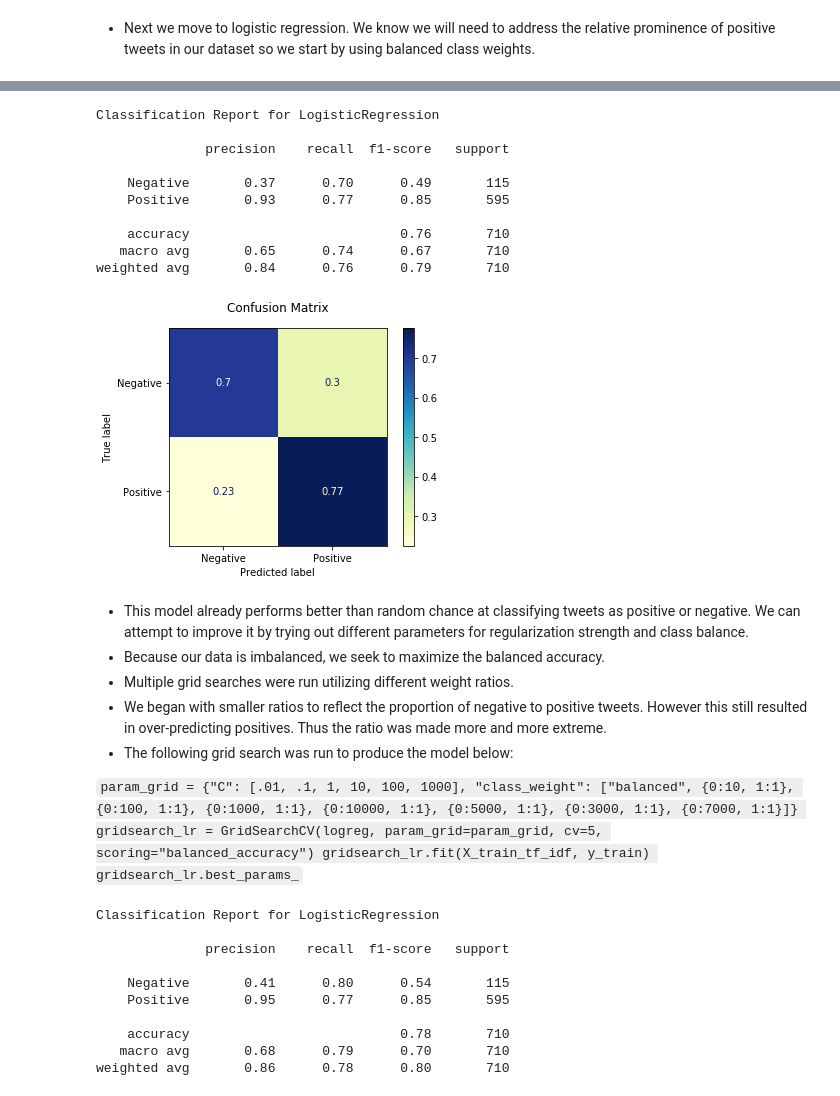
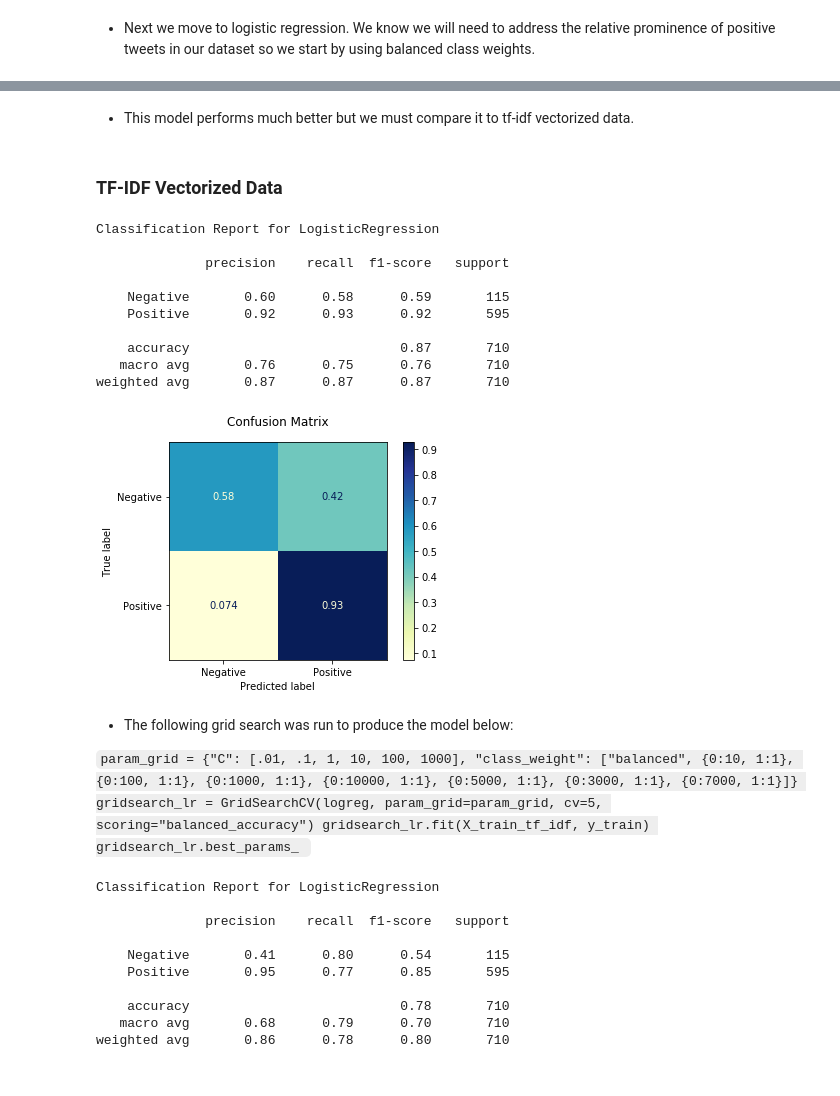
Before and after one commit to charsarb/mod-4-project, a Jupyter notebook: student.ipynb, the cells around one changed output, grey strips where cells are left out. Drawn from its saved outputs; the diff is of its cells as text; code cells hidden in the pictures.

```diff
--- a/student.ipynb
+++ b/student.ipynb
@@ -285,3 +290,7 @@ X_test_tf_idf = vectorizer.transform(X_test)
+# %%
+tf_idf_vectorizer = TfidfVectorizer()
+X_train_tf_idf = tf_idf_vectorizer.fit_transform(X_train)
+X_test_tf_idf = tf_idf_vectorizer.transform(X_test)
 # %%
 def evaluate_classifier(X_train, y_train, X_test, y_test, model, labels):
     """Get the classification report and confusion matrix for a provided model."""
@@ -303,0 +315,4 @@ def evaluate_classifier(X_train, y_train, X_test, y_test, model, labels):
+# %%
+bayes = MultinomialNB()
+bayes.fit(X_train_count, y_train)
+evaluate_classifier(X_train_count, y_train, X_test_count, y_test, bayes, ["Negative", "Positive"])
@@ -325,0 +356,3 @@ weighted avg       0.87      0.85      0.78       710
+# %%
+logreg.fit(X_train_count, y_train)
+evaluate_classifier(X_train_count, y_train, X_test_count, y_test, logreg, ["Negative", "Positive"])
@@ -325,0 +386,4 @@ weighted avg       0.87      0.85      0.78       710
+# %%
+logreg = LogisticRegression(C=.1, random_state=42, class_weight={0: 10, 1: 1}, solver="liblinear")
+logreg.fit(X_train_count, y_train)
+evaluate_classifier(X_train_count, y_train, X_test_count, y_test, logreg, ["Negative", "Positive"])
@@ -326,32 +402,34 @@ weighted avg       0.87      0.85      0.78       710
+# %% [markdown]
+- This model performs much better but we must compare it to tf-idf vectorized data.
+# %% [markdown]
+### TF-IDF Vectorized Data
 # %%
-logreg = LogisticRegression(C=.1, random_state=42, class_weight="balanced", solver="liblinear")
+logreg = LogisticRegression(C=1000, random_state=42, class_weight="balanced", solver="liblinear")
 logreg.fit(X_train_tf_idf, y_train)
 evaluate_classifier(X_train_tf_idf, y_train, X_test_tf_idf, y_test, logreg, ["Negative", "Positive"])
 # %% [output]
 Classification Report for LogisticRegression
 
               precision    recall  f1-score   support
 
-    Negative       0.37      0.70      0.49       115
-    Positive       0.93      0.77      0.85       595
+    Negative       0.60      0.58      0.59       115
+    Positive       0.92      0.93      0.92       595
 
-    accuracy                           0.76       710
-   macro avg       0.65      0.74      0.67       710
-weighted avg       0.84      0.76      0.79       710
+    accuracy                           0.87       710
+   macro avg       0.76      0.75      0.76       710
+weighted avg       0.87      0.87      0.87       710
-[figure, old version]
+[figure, new version]
 # %% [markdown]
-- This model already performs better than random chance at classifying tweets as positive or negative. We can attempt to improve it by trying out different parameters for regularization strength and class balance.
-- Because our data is imbalanced, we seek to maximize the balanced accuracy.
-- Multiple grid searches were run utilizing different weight ratios.
-- We began with smaller ratios to reflect the proportion of negative to positive tweets. However this still resulted in over-predicting positives. Thus the ratio was made more and more extreme.
 - The following grid search was run to produce the model below:
 
-` param_grid = {"C": [.01, .1, 1, 10, 100, 1000],
+`
+param_grid = {"C": [.01, .1, 1, 10, 100, 1000],
               "class_weight": ["balanced", {0:10, 1:1}, {0:100, 1:1}, {0:1000, 1:1}, {0:10000, 1:1},
                               {0:5000, 1:1}, {0:3000, 1:1}, {0:7000, 1:1}]}
 gridsearch_lr = GridSearchCV(logreg, param_grid=param_grid, cv=5, scoring="balanced_accuracy")
 gridsearch_lr.fit(X_train_tf_idf, y_train)
-gridsearch_lr.best_params_ `
+gridsearch_lr.best_params_
+`
 # %%
 gs_logreg = LogisticRegression(C=10, random_state=42, class_weight={0: 1000, 1: 1}, solver="liblinear")
 gs_logreg.fit(X_train_tf_idf, y_train)
```
Also changed, not shown: parts of 28 cells of this notebook.
